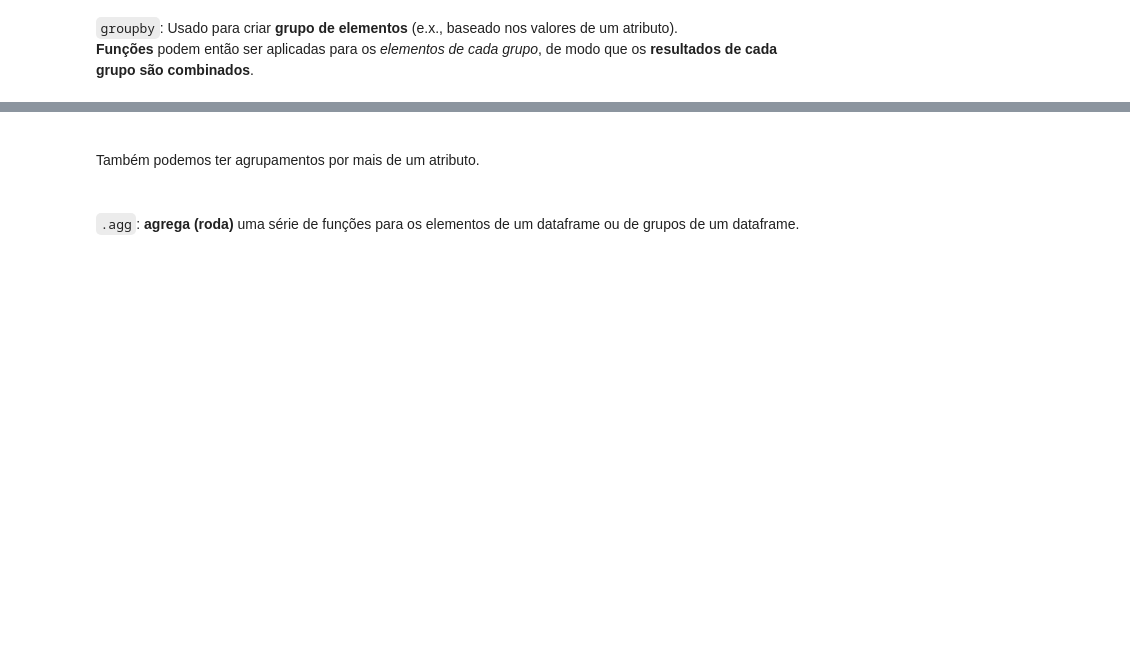
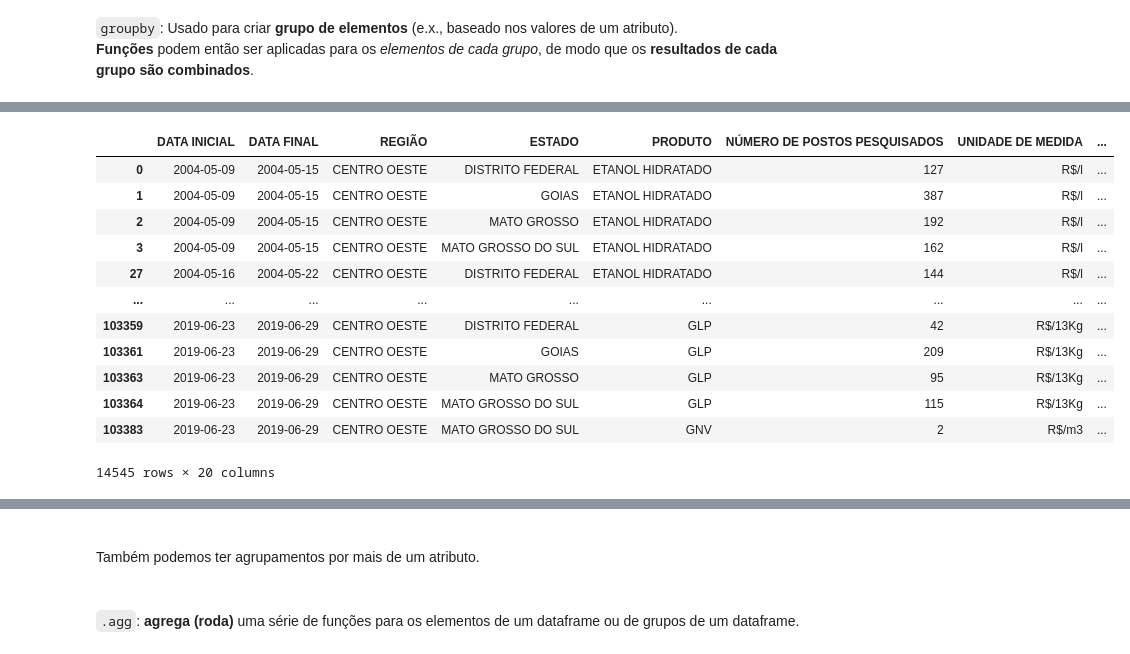
Before and after one commit to Danielfp1/Manipulacao-de-Dados-com-Pandas, a Jupyter notebook: manipulacao_de_dados_codigo_base.ipynb, the cells around one changed output, grey strips where cells are left out. Drawn from its saved outputs; the diff is of its cells as text; code cells hidden in the pictures; blank space fills up the shorter version.

Commit message:
Add #23 Agrupamento (Parte 1)

```diff
--- a/manipulacao_de_dados_codigo_base.ipynb
+++ b/manipulacao_de_dados_codigo_base.ipynb
@@ -2343,3 +2352,7 @@ dtype: object
 # %% [markdown]
 `groupby`: Usado para criar **grupo de elementos** (e.x., baseado nos valores de um atributo). <br/>
 **Funções** podem então ser aplicadas para os _elementos de cada grupo_, de modo que os **resultados de cada grupo são combinados**.
+# %%
+# agrupa as linhas da tablea de acordo com suas respectivas regiões
+grupos = data_final.groupby('REGIÃO')
+grupos
@@ -2345,0 +2380,17 @@ dtype: object
+# %%
+# retorna um dataframe apenas com as observações do grupo 'CENTRO OESTE'
+grupos.get_group('CENTRO OESTE')
+# %% [output]
+|  | DATA INICIAL | DATA FINAL | REGIÃO | ESTADO | PRODUTO | NÚMERO DE POSTOS PESQUISADOS | UNIDADE DE MEDIDA | ... |
+| 0 | 2004-05-09 | 2004-05-15 | CENTRO OESTE | DISTRITO FEDERAL | ETANOL HIDRATADO | 127 | R$/l | ... |
+| 1 | 2004-05-09 | 2004-05-15 | CENTRO OESTE | GOIAS | ETANOL HIDRATADO | 387 | R$/l | ... |
+| 2 | 2004-05-09 | 2004-05-15 | CENTRO OESTE | MATO GROSSO | ETANOL HIDRATADO | 192 | R$/l | ... |
+| 3 | 2004-05-09 | 2004-05-15 | CENTRO OESTE | MATO GROSSO DO SUL | ETANOL HIDRATADO | 162 | R$/l | ... |
+| 27 | 2004-05-16 | 2004-05-22 | CENTRO OESTE | DISTRITO FEDERAL | ETANOL HIDRATADO | 144 | R$/l | ... |
+| ... | ... | ... | ... | ... | ... | ... | ... | ... |
+| 103359 | 2019-06-23 | 2019-06-29 | CENTRO OESTE | DISTRITO FEDERAL | GLP | 42 | R$/13Kg | ... |
+| 103361 | 2019-06-23 | 2019-06-29 | CENTRO OESTE | GOIAS | GLP | 209 | R$/13Kg | ... |
+| 103363 | 2019-06-23 | 2019-06-29 | CENTRO OESTE | MATO GROSSO | GLP | 95 | R$/13Kg | ... |
+| 103364 | 2019-06-23 | 2019-06-29 | CENTRO OESTE | MATO GROSSO DO SUL | GLP | 115 | R$/13Kg | ... |
+| 103383 | 2019-06-23 | 2019-06-29 | CENTRO OESTE | MATO GROSSO DO SUL | GNV | 2 | R$/m3 | ... |
+14545 rows × 20 columns
```
Also changed, not shown: parts of 7 cells of this notebook.
